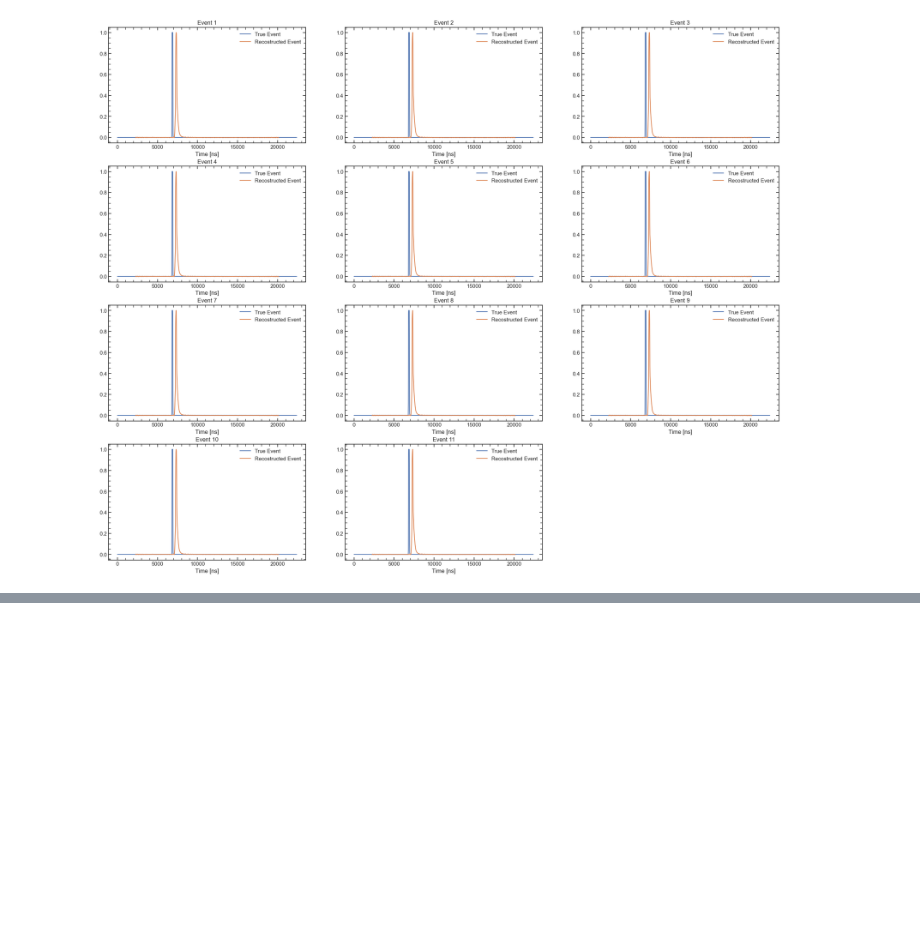
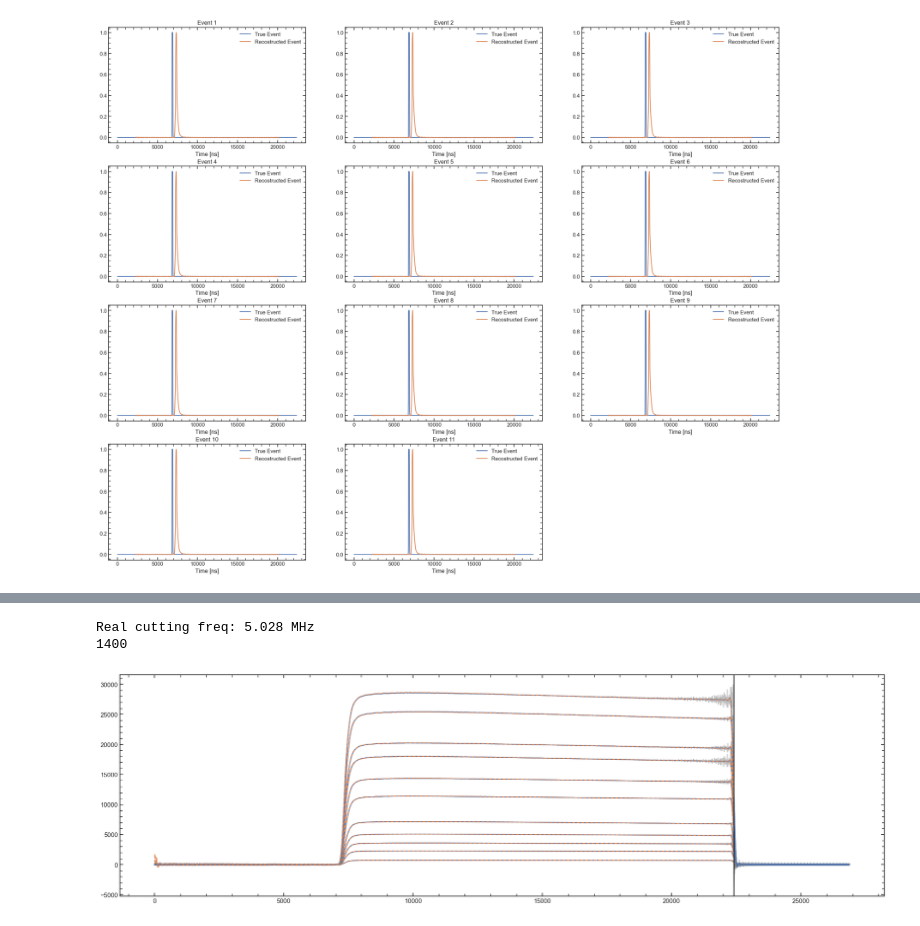
Before and after one commit to GaudioRf/JFETModel, a Jupyter notebook: freq_filters/freq_resp_cc4.ipynb, the cells around one changed output, grey strips where cells are left out. Saved outputs shown, nothing was run; the diff lists cells and outputs as text; code cells hidden in the pictures; blank space fills up the shorter version.

```diff
--- a/freq_filters/freq_resp_cc4.ipynb
+++ b/freq_filters/freq_resp_cc4.ipynb
@@ -1266,0 +1833,22 @@ for i in range(recostructed_signal.shape[0]):
+# %%
+data_time_padded = np.arange(0, max(data_time)+2*(cut_1)*(data_time[1]-data_time[0]), data_time[1]-data_time[0])
+
+th = 1/10
+
+cut_1 = int(len(data_time) * th)
+cut_2 = int(len(data_time) * (1-th))
+
+
+print('len data time:', len(data_time))
+print('dt data time:', data_time[1]-data_time[0])
+print('max data time:', max(data_time))
+print('---------------------------------------------------')
+print('index of cut 1:', cut_1)
+print('---------------------------------------------------')
+print('len data time padded:', len(data_time_padded))
+print('dt data time padded:', data_time_padded[1]-data_time_padded[0])
+print('max data time padded:', max(data_time_padded))
+
+
+pulser_signals_padded = apply_padding(pulser_signals, 2*cut_1, position="right", padding_value=0)  # apply padding
+pulser_signals_padded_V = pulser_signals_padded * ADC_to_V                                      # convert input signals to Volts for the CC4 simulation
@@ -1266,0 +1865,26 @@ for i in range(recostructed_signal.shape[0]):
+# %%
+f_cut = 6.*1e6 #Hz
+N=len(data_time_padded)
+wnd_points = 11
+
+cc4_filter_padded, cc4_freqs_padded, cc4_freqs_shift_padded = cc4_filter_builder(N)
+cc4_filter_padded_cutted, cc4_cut_freq_padded = freq_cuts(cc4_filter_padded, f_cut=f_cut)
+
+print(f'Real cutting freq: {np.round(cc4_cut_freq_padded,3)} MHz')
+
+simulated_pulser_wfs_padded = cc4(pulser_signals_padded_V, dt*1e-9, units="ADC", ADC_offset=0)  # simulated waveforms with no freqs effects
+filtred_wfs_padded = moving_average(ifft(fft(pulser_signals_padded)*cc4_filter_padded_cutted),wnd_points)  # apply the moving average to the filtred signal
+
+plt.figure(figsize=(24, 7))
+for i in range(pulser_signals_padded.shape[0]):
+    plt.plot(data_time_padded, ifft(fft(pulser_signals_padded[i])*cc4_filter_padded), alpha=0.5, color = 'grey')
+    plt.plot(data_time_padded, filtred_wfs_padded[i], color='C0')
+    plt.plot(data_time, moving_average(ifft(fft(pulser_signals[i])*cc4_filter_cutted),wnd_points), color= 'C1', ls='--')
+plt.axvline(data_time_padded[-int(2*cut_1)], color='k');
+
+
+print(len(data_time_padded[:-int(2*cut_1)]))
+# %% [output]
+Real cutting freq: 5.028 MHz
+1400
+[figure, added]
```
Also changed, not shown: parts of 27 cells of this notebook.
